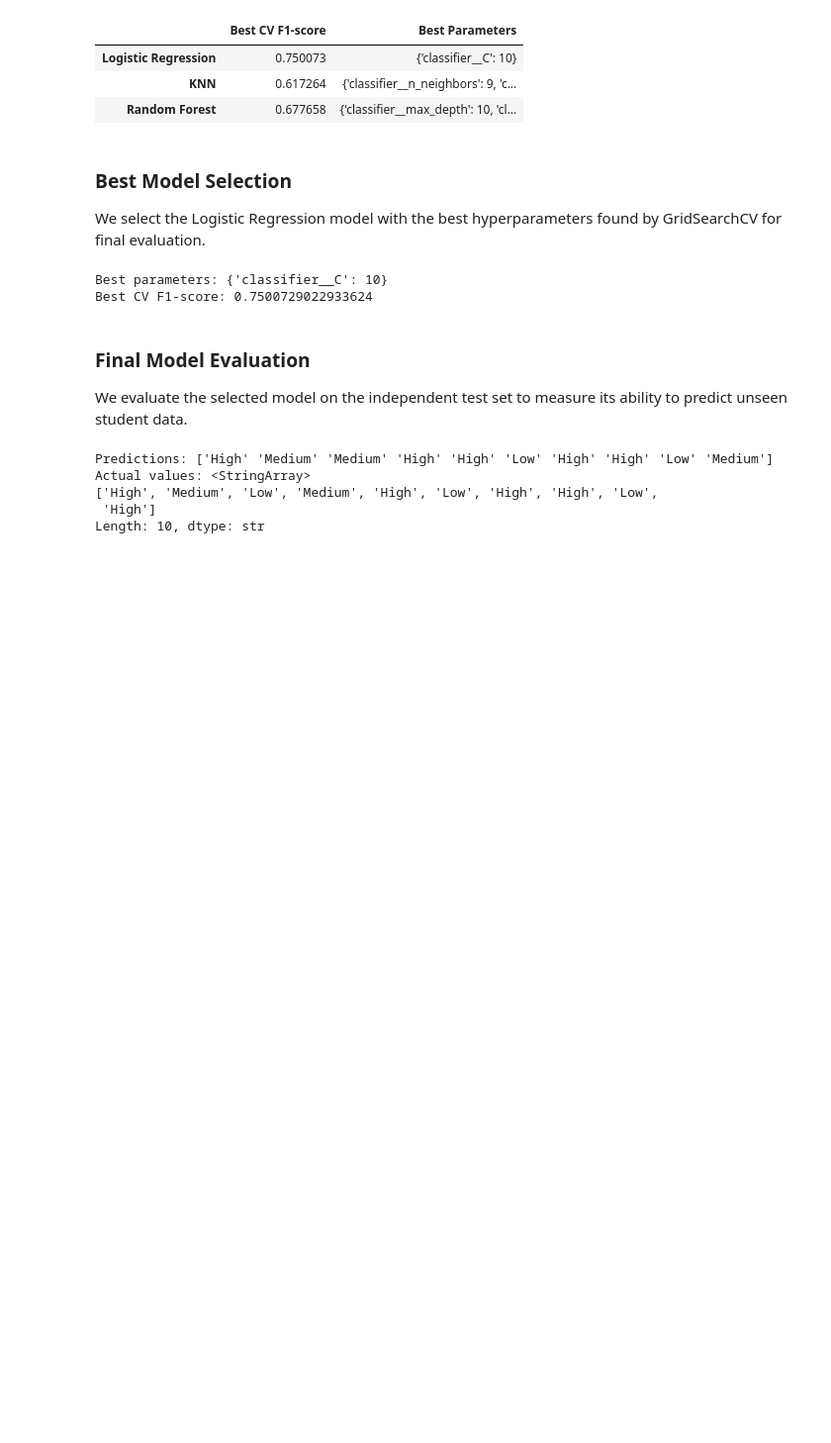
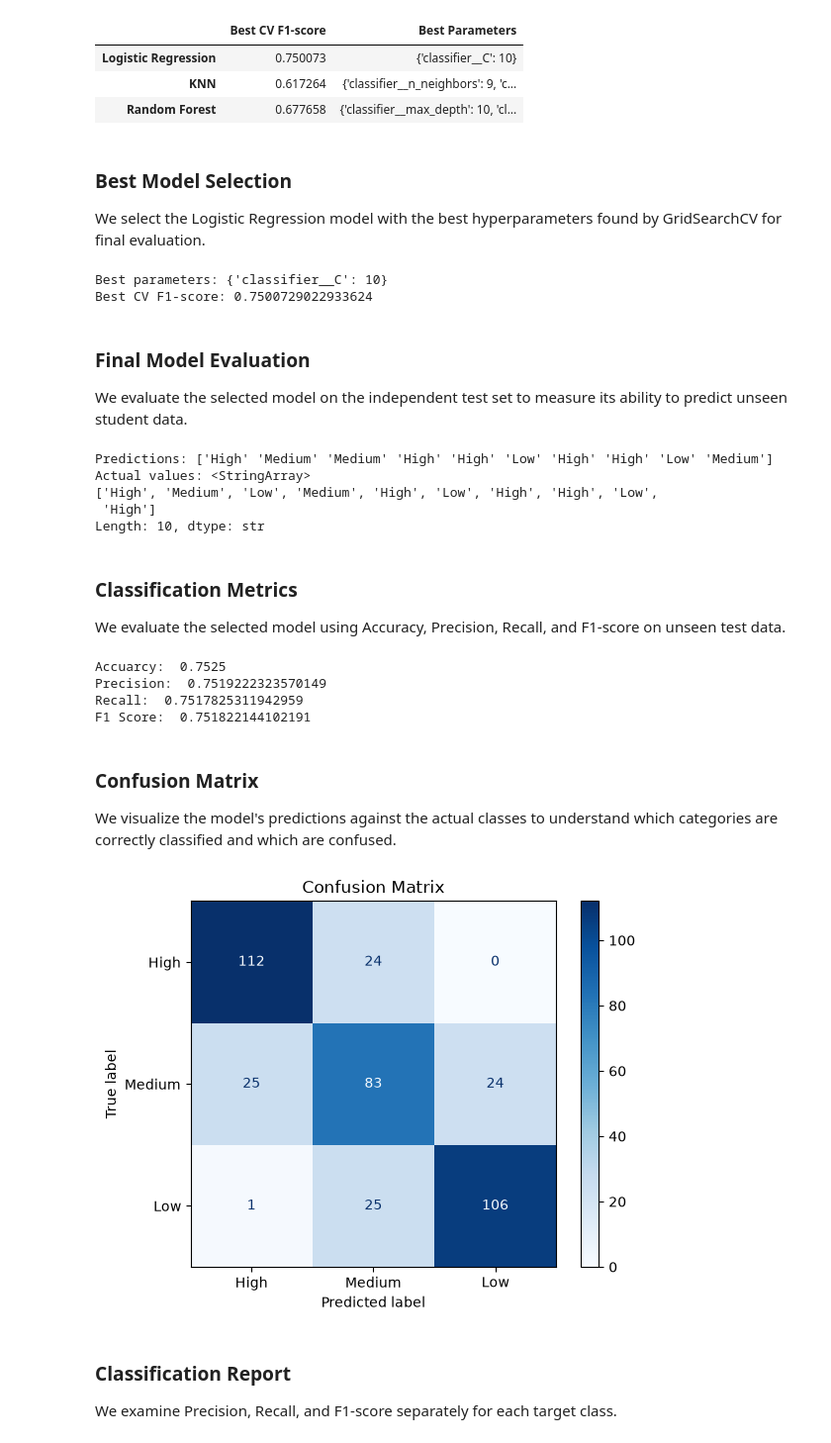
Before and after one commit to lahcen404/MindScope, a Jupyter notebook: notebooks/Model-Training.ipynb, the cells around one changed output. Shown at 99% size. Saved outputs shown, nothing was run; the diff lists cells and outputs as text; code cells hidden in the pictures; blank space fills up the shorter version.

Commit message:
save best model

```diff
--- a/notebooks/Model-Training.ipynb
+++ b/notebooks/Model-Training.ipynb
@@ -217,3 +217,44 @@ Actual values: <StringArray>
 ['High', 'Medium', 'Low', 'Medium', 'High', 'Low', 'High', 'High', 'Low',
  'High']
 Length: 10, dtype: str
+# %% [markdown]
+### Classification Metrics
+We evaluate the selected model using Accuracy, Precision, Recall, and F1-score on unseen test data.
+# %%
+from sklearn.metrics import (
+    accuracy_score,
+    precision_score,
+    recall_score,
+    f1_score
+)
+
+print("Accuarcy: ", accuracy_score(y_test, y_pred))
+print("Precision: ", precision_score(y_test, y_pred, average="macro"))
+print("Recall: ", recall_score(y_test, y_pred, average="macro"))
+print("F1 Score: ", f1_score(y_test, y_pred , average="macro"))
+# %% [output]
+Accuarcy:  0.7525
+Precision:  0.7519222323570149
+Recall:  0.7517825311942959
+F1 Score:  0.751822144102191
+# %% [markdown]
+### Confusion Matrix
+We visualize the model's predictions against the actual classes to understand which categories are correctly classified and which are confused.
+# %%
+from sklearn.metrics import ConfusionMatrixDisplay
+import matplotlib.pyplot as plt
+
+ConfusionMatrixDisplay.from_predictions(
+    y_test,
+    y_pred,
+    labels=["High", "Medium", "Low"],
+    cmap="Blues"
+)
+
+plt.title("Confusion Matrix")
+plt.show()
+# %% [output]
+[figure, added]
+# %% [markdown]
+### Classification Report
+We examine Precision, Recall, and F1-score separately for each target class.
```
Also changed, not shown: parts of 5 cells of this notebook.
